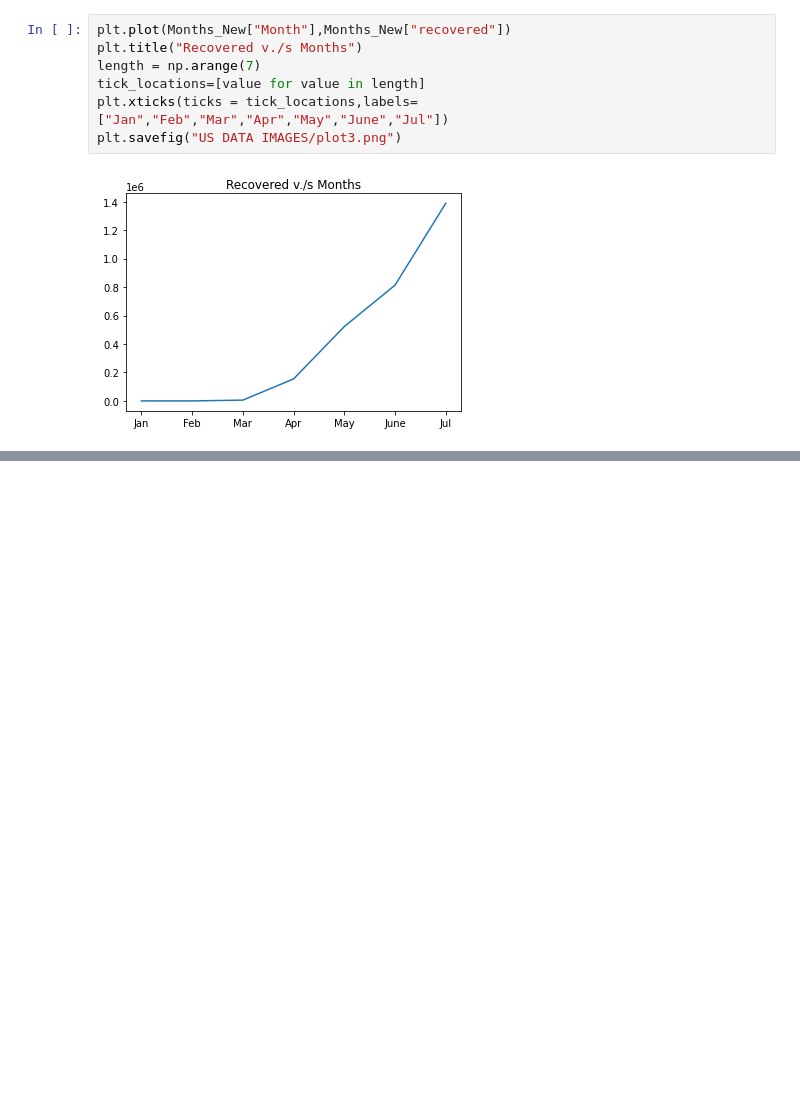
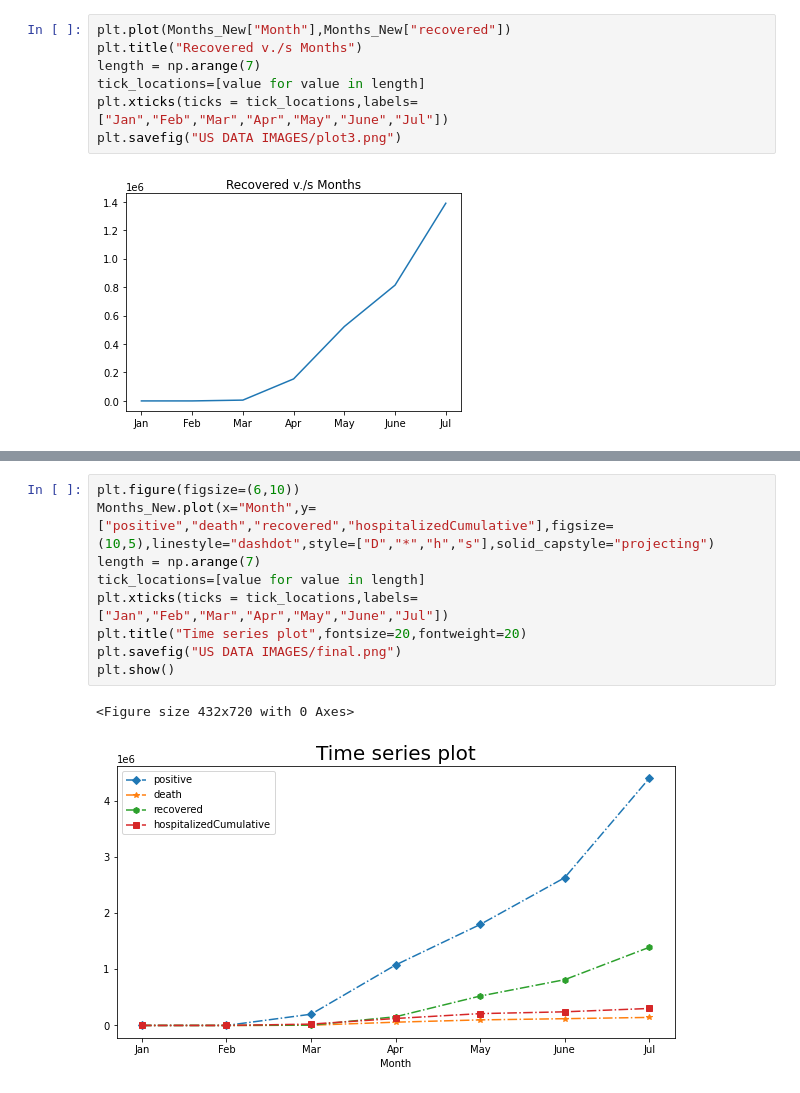
Before and after one commit to dhawan-mani/Covid-Project, a Jupyter notebook: Files/UsData.ipynb, the cells around one changed output, grey strips where cells are left out. Saved outputs shown, nothing was run; the diff lists cells and outputs as text; blank space fills up the shorter version.

```diff
--- a/Files/UsData.ipynb
+++ b/Files/UsData.ipynb
@@ -122,0 +137,12 @@ plt.savefig("US DATA IMAGES/plot3.png")
+# %%
+plt.figure(figsize=(6,10))
+Months_New.plot(x="Month",y=["positive","death","recovered","hospitalizedCumulative"],figsize=(10,5),linestyle="dashdot",style=["D","*","h","s"],solid_capstyle="projecting")
+length = np.arange(7)
+tick_locations=[value for value in length]
+plt.xticks(ticks = tick_locations,labels=["Jan","Feb","Mar","Apr","May","June","Jul"])
+plt.title("Time series plot",fontsize=20,fontweight=20)
+plt.savefig("US DATA IMAGES/final.png")
+plt.show()
+# %% [output]
+<Figure size 432x720 with 0 Axes>
+[figure, added]
```
Also changed, not shown: parts of 11 cells of this notebook, 25 other files.
